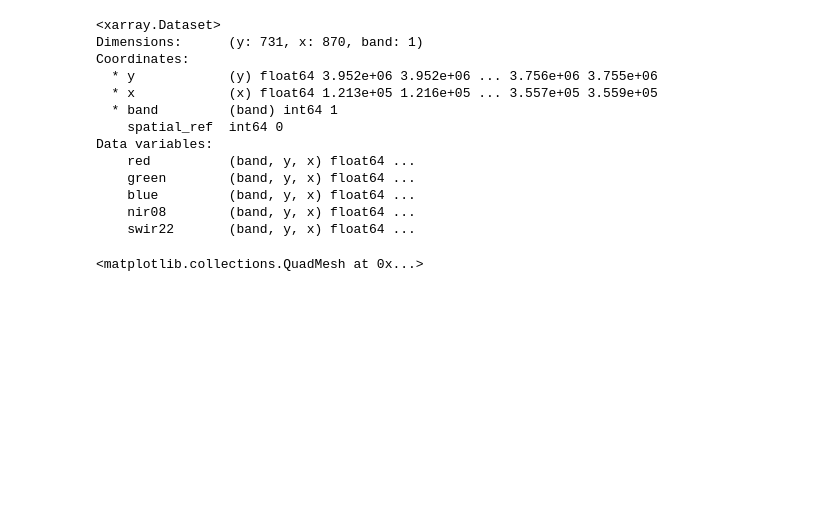
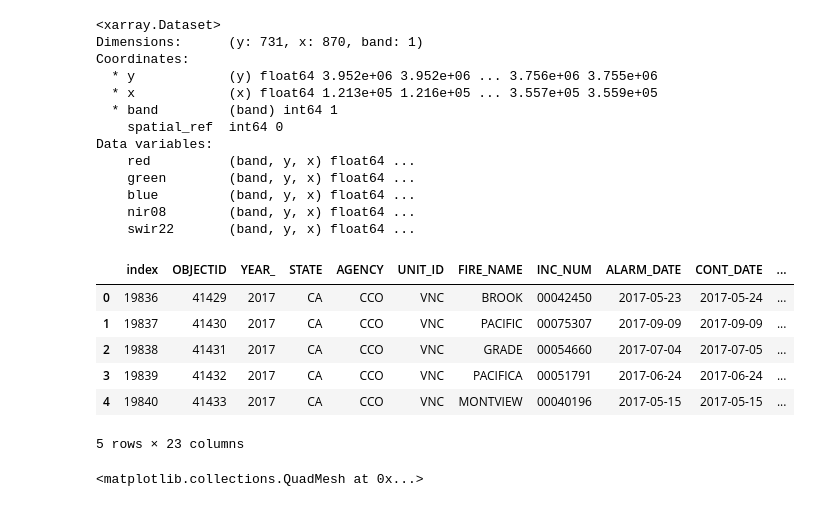
Before and after one commit to rosemaryjuarez/220-hw-4, a Jupyter notebook: hwk4-task2-false-color.ipynb, the cells around one changed output. Saved outputs shown, nothing was run; the diff lists cells and outputs as text; code cells hidden in the pictures; blank space fills up the shorter version.

```diff
--- a/hwk4-task2-false-color.ipynb
+++ b/hwk4-task2-false-color.ipynb
@@ -92,4 +161,17 @@ Data variables:
     blue         (band, y, x) float64 ...
     nir08        (band, y, x) float64 ...
     swir22       (band, y, x) float64 ...
+# %%
+#reading in the california fire perimeter for this
+ca = gpd.read_file('data/ca_fire_perimeter/California_Fire_Perimeters_2017.shp')
+#checking to see what i am dealing with
+ca.head()
+# %% [output]
+|  | index | OBJECTID | YEAR_ | STATE | AGENCY | UNIT_ID | FIRE_NAME | INC_NUM | ALARM_DATE | CONT_DATE | ... |
+| 0 | 19836 | 41429 | 2017 | CA | CCO | VNC | BROOK | 00042450 | 2017-05-23 | 2017-05-24 | ... |
+| 1 | 19837 | 41430 | 2017 | CA | CCO | VNC | PACIFIC | 00075307 | 2017-09-09 | 2017-09-09 | ... |
+| 2 | 19838 | 41431 | 2017 | CA | CCO | VNC | GRADE | 00054660 | 2017-07-04 | 2017-07-05 | ... |
+| 3 | 19839 | 41432 | 2017 | CA | CCO | VNC | PACIFICA | 00051791 | 2017-06-24 | 2017-06-24 | ... |
+| 4 | 19840 | 41433 | 2017 | CA | CCO | VNC | MONTVIEW | 00040196 | 2017-05-15 | 2017-05-15 | ... |
+5 rows × 23 columns
 # %%
```
Also changed, not shown: parts of 12 cells of this notebook.
